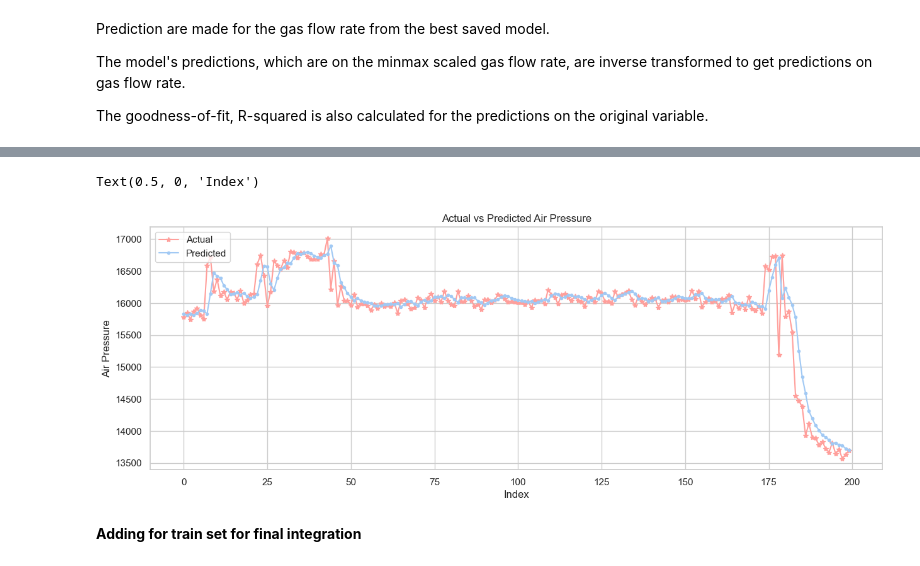
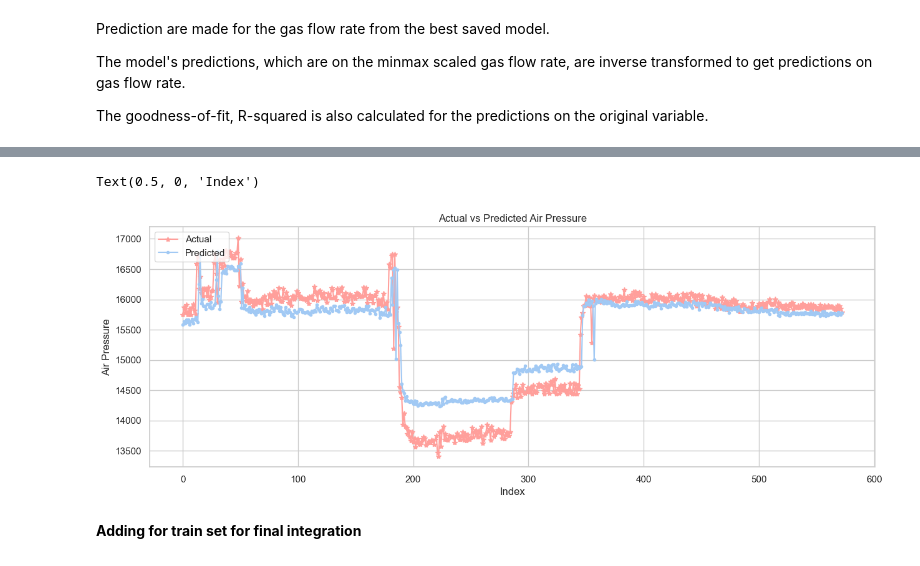
Before and after one commit to MonuSingh16/assessment-takehome, a Jupyter notebook: takehome-sotaog/notebooks/GRU-multivariate-forecasting-sotaog.ipynb, the cells around one changed output, grey strips where cells are left out. Cells and saved outputs as stored; diff of their text form; code cells hidden in the pictures.

Commit message:
Multivariate GRU Model

```diff
--- a/takehome-sotaog/notebooks/GRU-multivariate-forecasting-sotaog.ipynb
+++ b/takehome-sotaog/notebooks/GRU-multivariate-forecasting-sotaog.ipynb
@@ -85,4 +85,5 @@ Gradient descent algorithms perform better (for example converge faster) if the
 from sklearn.preprocessing import MinMaxScaler
 
 scaler = MinMaxScaler(feature_range=(0, 1))
-gas_well_df_A['scaled_gas_mtr_flow_x'] = scaler.fit_transform(np.array(gas_well_df_A['Gas Meter Flow Rate_x']).reshape(-1, 1))
+#gas_well_df_A['scaled_gas_mtr_flow_x'] = scaler.fit_transform(np.array(gas_well_df_A['Gas Meter Flow Rate_x']).reshape(-1, 1))
+gas_well_scaled_A = scaler.fit_transform(gas_well_df_A.values[:, 1:])
@@ -159,15 +146,15 @@ def makeXy(ts, nb_timesteps):
     X = []
     y = []
     for i in range(nb_timesteps, ts.shape[0]):
-        X.append(list(ts.loc[i-nb_timesteps:i-1]))
-        y.append(ts.loc[i])
-    X, y = np.array(X), np.array(y)
-    return X, y
+        X.append(list(ts[i-nb_timesteps:i-1]))
+        y.append(ts[i])
+    X, y = np.asarray(X).astype(np.float32), np.asarray(y).astype(np.float32)
+    return X, y[:, -1]
 
 
-X_train_A, y_train_A = makeXy(df_train_A['scaled_gas_mtr_flow_x'], 7)
+X_train_A, y_train_A = makeXy(df_train_A.values[:,:-1], 2)
 print('Shape of train arrays:', X_train_A.shape, y_train_A.shape)
 
-X_val_A, y_val_A = makeXy(df_val_A['scaled_gas_mtr_flow_x'], 7)
+X_val_A, y_val_A = makeXy(df_val_A.values[:,:-1], 2)
 print('Shape of validation arrays:', X_val_A.shape, y_val_A.shape)
 # %% [output]
@@ -178,6 +165,9 @@ Shape of validation arrays: (568, 7) (568,)
 # %% [markdown]
 Number of timesteps is seven and number of samples is same as the number of samples in X_train and X_val, which are reshaped to 3D arrays. Number of feature is 1
 # %%
-X_train_A, X_val_A = X_train_A.reshape((X_train_A.shape[0], X_train_A.shape[1], 1)), X_val_A.reshape((X_val_A.shape[0], X_val_A.shape[1], 1))
+#X_train_A, X_val_A = X_train_A.reshape((X_train_A.shape[0], X_train_A.shape[1], 7)), X_val_A.reshape((X_val_A.shape[0], X_val_A.shape[1], 7))
 print('Shape of 3D arrays:', X_train_A.shape, X_val_A.shape)
+
+#y_train_A, y_val_A = y_train_A.reshape((y_train_A.shape[0], 1)), y_val_A.reshape((y_val_A.shape[0], 1))
+print('Shape of 3D arrays:', y_train_A.shape, y_val_A.shape)
 # %% [output]
@@ -264,20 +254,33 @@ The goodness-of-fit, R-squared is also calculated for the predictions on the ori
 # %%
 from sklearn.metrics import r2_score
 
-best_model = load_model(os.path.join('GRU_Model', 'Gas_Flow_Rate_x.18-0.0022.hdf5'))
+best_model = load_model(os.path.join('GRU_Model_multivariate', 'Gas_Flow_Rate_x.14-0.0087.hdf5'))
 preds = best_model.predict(X_val_A)
+
+X_val_reshape_A = X_val_A.reshape((X_val_A.shape[0], X_val_A.shape[2]))
+preds = np.concatenate((X_val_reshape_A[:, :-1], preds), axis=1)
 pred_gas_flow_x = scaler.inverse_transform(preds)
+
+y_val_reshape_A = y_val_A.reshape((len(y_val_A), 1))
+actual = np.concatenate((X_val_reshape_A[:, :-1], y_val_reshape_A), axis=1)
+actual_gas_flow_x = scaler.inverse_transform(actual)
+
 pred_gas_flow_x = np.squeeze(pred_gas_flow_x)
-
-r2 = r2_score(df_val_A['Gas Meter Flow Rate_x'].loc[7:], pred_gas_flow_x)
+r2 = r2_score(actual_gas_flow_x[:, -1], pred_gas_flow_x[:, -1])
 print('R-squared on validation set of the original gas flow meter rate:', r2)
 
-df_val_A['pred_gas_flow_x'] = pd.Series(pred_gas_flow_x)
+
+df_val_A = pd.DataFrame(actual_gas_flow_x, columns=['Gas Meter Temperature_x', 'Line Pressure_x', 'Position_x',
+       'Tubing Pressure_x', 'Reservoir Pressure_x', 'Junction pressure',
+       'Gas Meter Flow Rate_x'])
+
+df_val_A['pred_gas_flow_x'] = pd.Series(pred_gas_flow_x[:, -1])
+
 
 #Let's plot the first 200 actual and predicted values of gas flow rate
 plt.figure(figsize=(15, 5))
-plt.plot(range(200), df_val_A['Gas Meter Flow Rate_x'].loc[7:206], linestyle='-', marker='*', color='r')
-plt.plot(range(200), pred_gas_flow_x[:200], linestyle='-', marker='.', color='b')
+plt.plot(actual_gas_flow_x[:, -1], linestyle='-', marker='*', color='r')
+plt.plot(pred_gas_flow_x[:, -1], linestyle='-', marker='.', color='b')
 plt.legend(['Actual','Predicted'], loc=2)
 plt.title('Actual vs Predicted Air Pressure')
 plt.ylabel('Air Pressure')
@@ -288,5 +291,5 @@ R-squared on validation set of the original gas flow meter rate: 0.9669320108991
 Text(0.5, 0, 'Index')
-[figure, old version]
+[figure, new version]
 # %% [markdown]
 **Adding for train set for final integration**
 # %%
```
Also changed, not shown: parts of 11 cells of this notebook, 19 other files.
